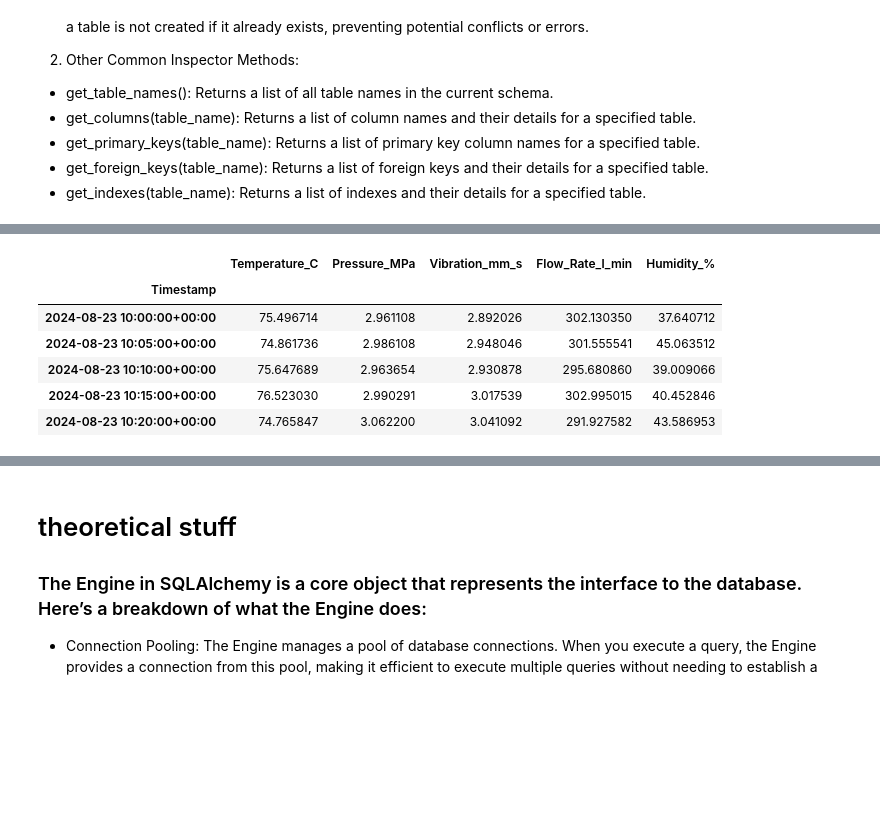
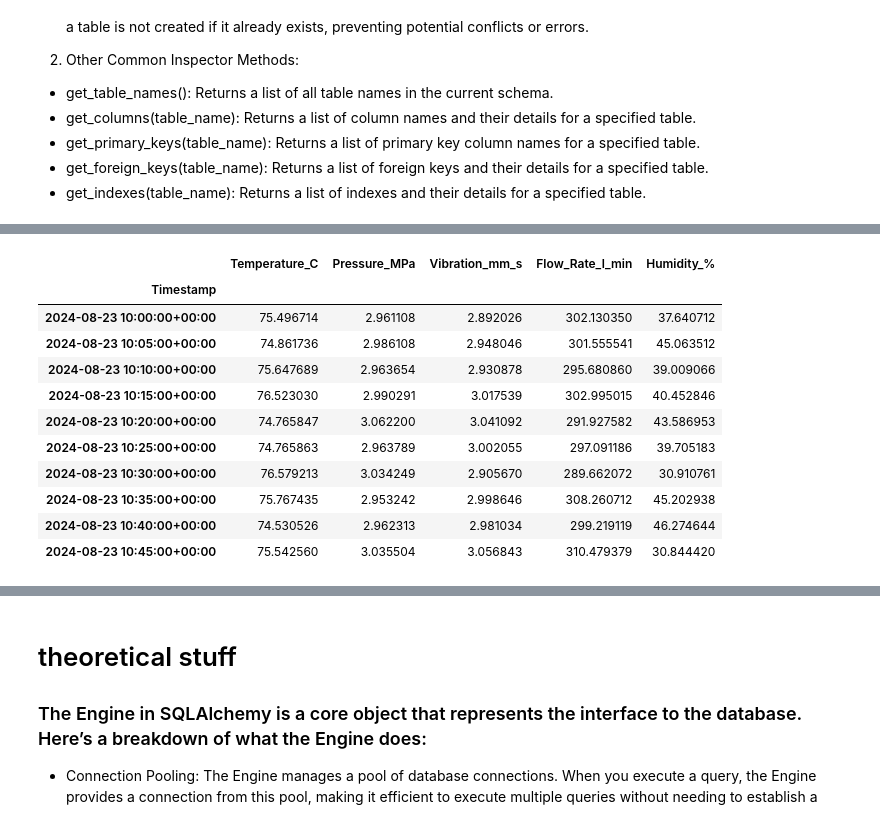
Before and after one commit to aldojasb/general_projects, a Jupyter notebook: database_generator/notebooks/sqlalchemy_methods.ipynb, the cells around one changed output, grey strips where cells are left out. Cells and saved outputs as stored; diff of their text form; code cells hidden in the pictures; blank space fills up the shorter version.

```diff
--- a/database_generator/notebooks/sqlalchemy_methods.ipynb
+++ b/database_generator/notebooks/sqlalchemy_methods.ipynb
@@ -336,10 +503,15 @@ table = create_table_from_dataframe(df_stable, "sensor_data", engine)
 # %%
-df_stable.head()
+df_stable.head(10)
 # %% [output]
 |  | Temperature_C | Pressure_MPa | Vibration_mm_s | Flow_Rate_l_min | Humidity_% |
 | Timestamp |  |  |  |  |  |
 | 2024-08-23 10:00:00+00:00 | 75.496714 | 2.961108 | 2.892026 | 302.130350 | 37.640712 |
 | 2024-08-23 10:05:00+00:00 | 74.861736 | 2.986108 | 2.948046 | 301.555541 | 45.063512 |
 | 2024-08-23 10:10:00+00:00 | 75.647689 | 2.963654 | 2.930878 | 295.680860 | 39.009066 |
 | 2024-08-23 10:15:00+00:00 | 76.523030 | 2.990291 | 3.017539 | 302.995015 | 40.452846 |
 | 2024-08-23 10:20:00+00:00 | 74.765847 | 3.062200 | 3.041092 | 291.927582 | 43.586953 |
+| 2024-08-23 10:25:00+00:00 | 74.765863 | 2.963789 | 3.002055 | 297.091186 | 39.705183 |
+| 2024-08-23 10:30:00+00:00 | 76.579213 | 3.034249 | 2.905670 | 289.662072 | 30.910761 |
+| 2024-08-23 10:35:00+00:00 | 75.767435 | 2.953242 | 2.998646 | 308.260712 | 45.202938 |
+| 2024-08-23 10:40:00+00:00 | 74.530526 | 2.962313 | 2.981034 | 299.219119 | 46.274644 |
+| 2024-08-23 10:45:00+00:00 | 75.542560 | 3.035504 | 3.056843 | 310.479379 | 30.844420 |
```
Also changed, not shown: parts of 11 cells of this notebook.
